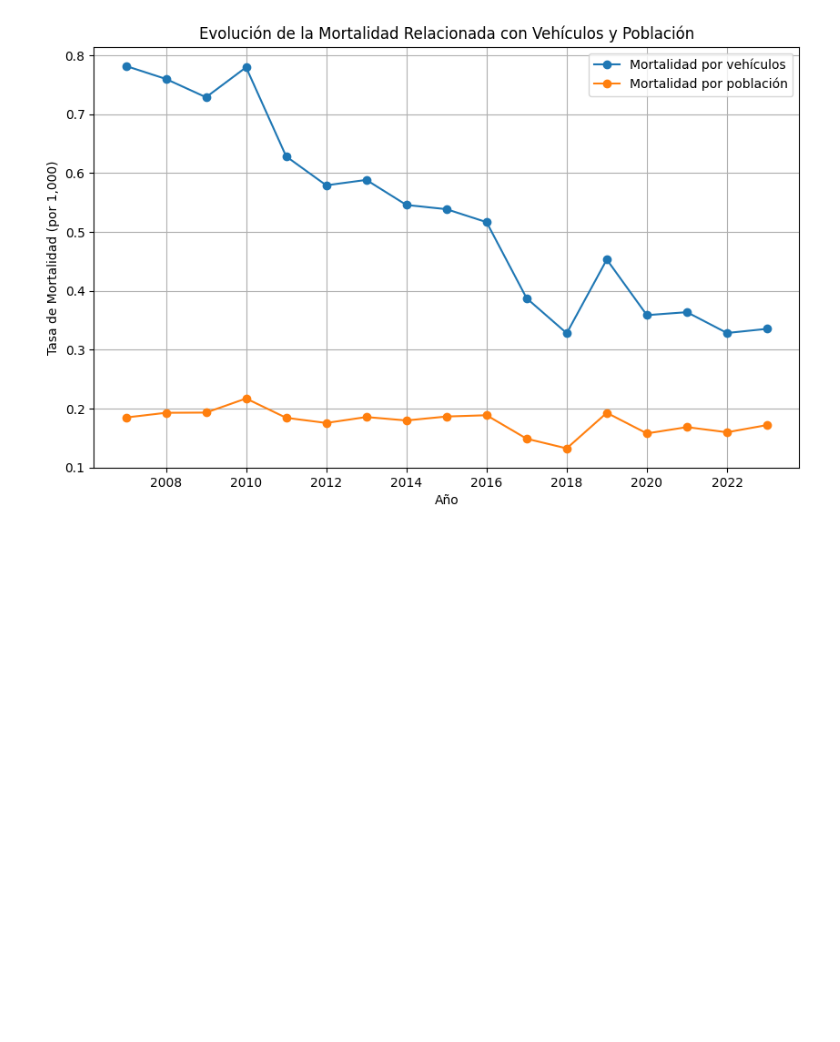
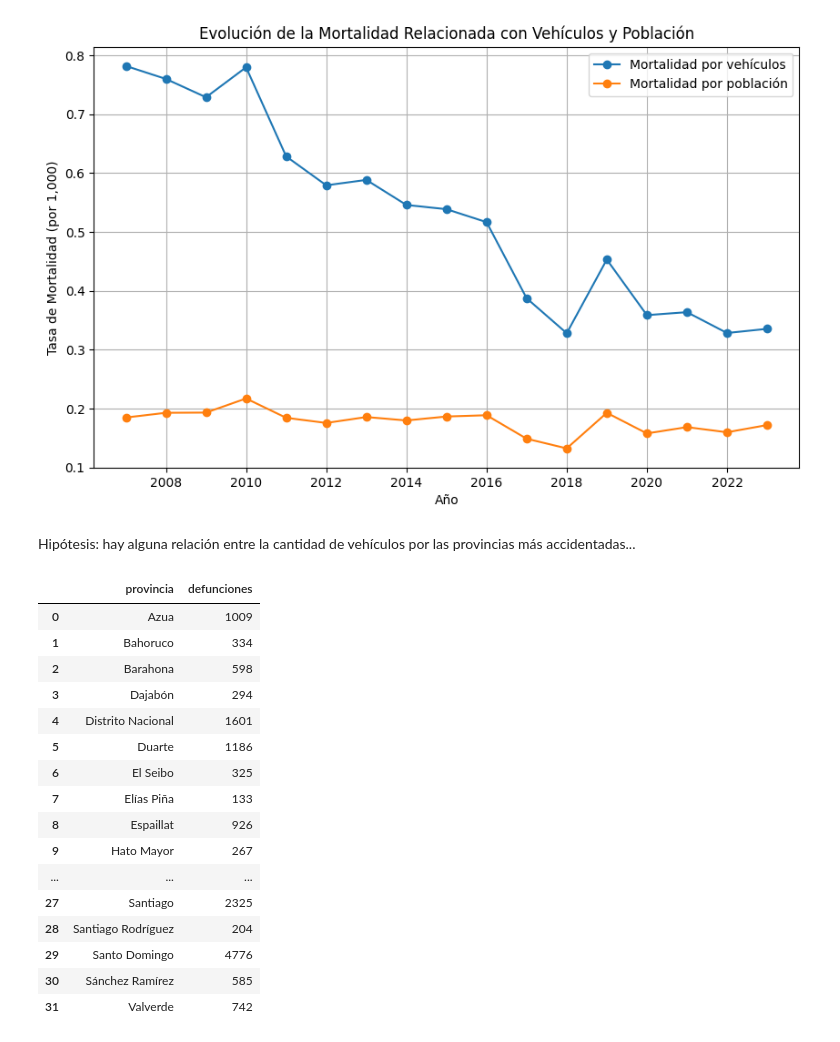
Before and after one commit to ngcarvajall/Accidentes_mortales_RD, a Jupyter notebook: Notebooks/Correlacion.ipynb, the cells around one changed output. Saved outputs shown, nothing was run; the diff lists cells and outputs as text; code cells hidden in the pictures; blank space fills up the shorter version.

```diff
--- a/Notebooks/Correlacion.ipynb
+++ b/Notebooks/Correlacion.ipynb
@@ -210,3 +174,5 @@ plt.grid()
 plt.show()
 # %% [output]
 [figure]
+# %% [markdown]
+Hipótesis: hay alguna relación entre la cantidad de vehículos por las provincias más accidentadas...
@@ -212,0 +189,24 @@ plt.show()
+# %%
+mapeo = {'Baoruco':'Bahoruco',
+         'María Trinidad. Sánchez':'María Trinidad Sánchez',
+         'San Juan':'San Juan de la Maguana'}
+# %%
+f.reemplazar_valores(provincias, columna='provincia', mapeo=mapeo)
+# %% [output]
+|  | provincia | defunciones |
+| 0 | Azua | 1009 |
+| 1 | Bahoruco | 334 |
+| 2 | Barahona | 598 |
+| 3 | Dajabón | 294 |
+| 4 | Distrito Nacional | 1601 |
+| 5 | Duarte | 1186 |
+| 6 | El Seibo | 325 |
+| 7 | Elías Piña | 133 |
+| 8 | Espaillat | 926 |
+| 9 | Hato Mayor | 267 |
+| ... | ... | ... |
+| 27 | Santiago | 2325 |
+| 28 | Santiago Rodríguez | 204 |
+| 29 | Santo Domingo | 4776 |
+| 30 | Sánchez Ramírez | 585 |
+| 31 | Valverde | 742 |
```
Also changed, not shown: parts of 16 cells of this notebook, 2 other files.
